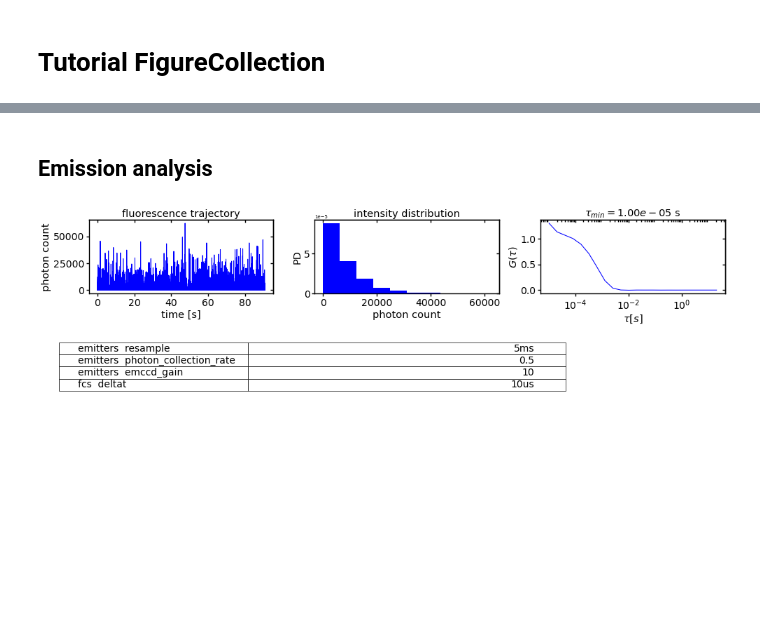
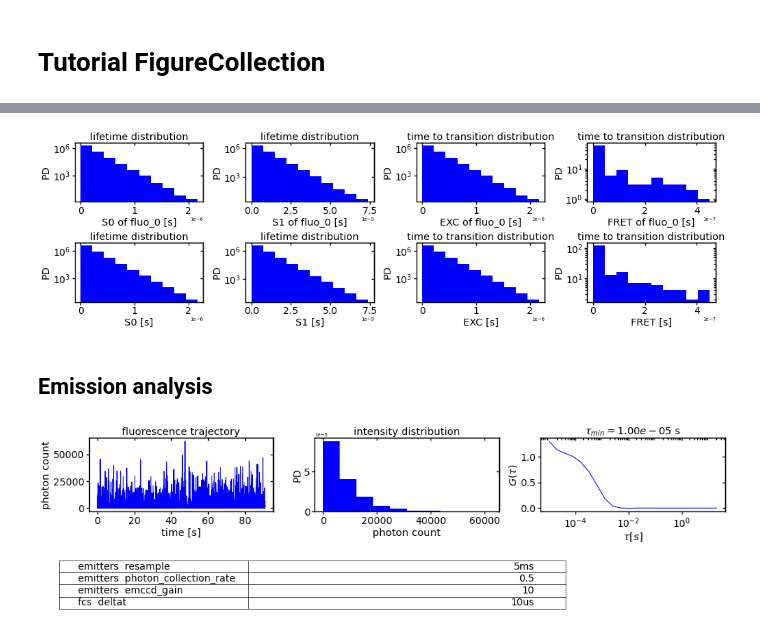
Before and after one commit to super-resolution/Fluopy, a Jupyter notebook: notebooks/tutorials/tutorial_figurecollection.ipynb, the cells around one changed output, grey strips where cells are left out. Drawn from its saved outputs; the diff is of its cells as text; code cells hidden in the pictures; blank space fills up the shorter version.

```diff
--- a/notebooks/tutorials/tutorial_figurecollection.ipynb
+++ b/notebooks/tutorials/tutorial_figurecollection.ipynb
@@ -62,3 +99,15 @@ fig.tight_layout()
+# %%
+fig, ax = system.plot.individual_lifetimes(fluorophore_id=0, single_state_id=0, transition_id=None, scale=0.5, ncols=4, nrows=2, fig_width=20, fig_height=6)
+_, _ = system.plot.individual_lifetimes(fluorophore_id=None, single_state_id=0, transition_id=None, scale=1, fig=fig, axes=ax[1, 0])
+_, _ = system.plot.individual_lifetimes(fluorophore_id=0, single_state_id=1, transition_id=None, scale=1, fig=fig, axes=ax[0, 1])
+_, _ = system.plot.individual_lifetimes(fluorophore_id=None, single_state_id=1, transition_id=None, scale=1, fig=fig, axes=ax[1, 1])
+_, _ = system.plot.individual_lifetimes(fluorophore_id=0, single_state_id=None, transition_id=0, scale=1, fig=fig, axes=ax[0, 2])
+_, _ = system.plot.individual_lifetimes(fluorophore_id=None, single_state_id=None, transition_id=0, scale=1, fig=fig, axes=ax[1, 2])
+_, _ = system.plot.individual_lifetimes(fluorophore_id=0, single_state_id=None, transition_id=9, scale=1, fig=fig, axes=ax[0, 3])
+_, _ = system.plot.individual_lifetimes(fluorophore_id=None, single_state_id=None, transition_id=9, scale=1, fig=fig, axes=ax[1, 3])
+fig.tight_layout()
+# %% [output]
+[figure, added]
 # %% [markdown]
 ## Emission analysis
 # %%
```
Also changed, not shown: parts of 8 cells of this notebook, 17 other files.
